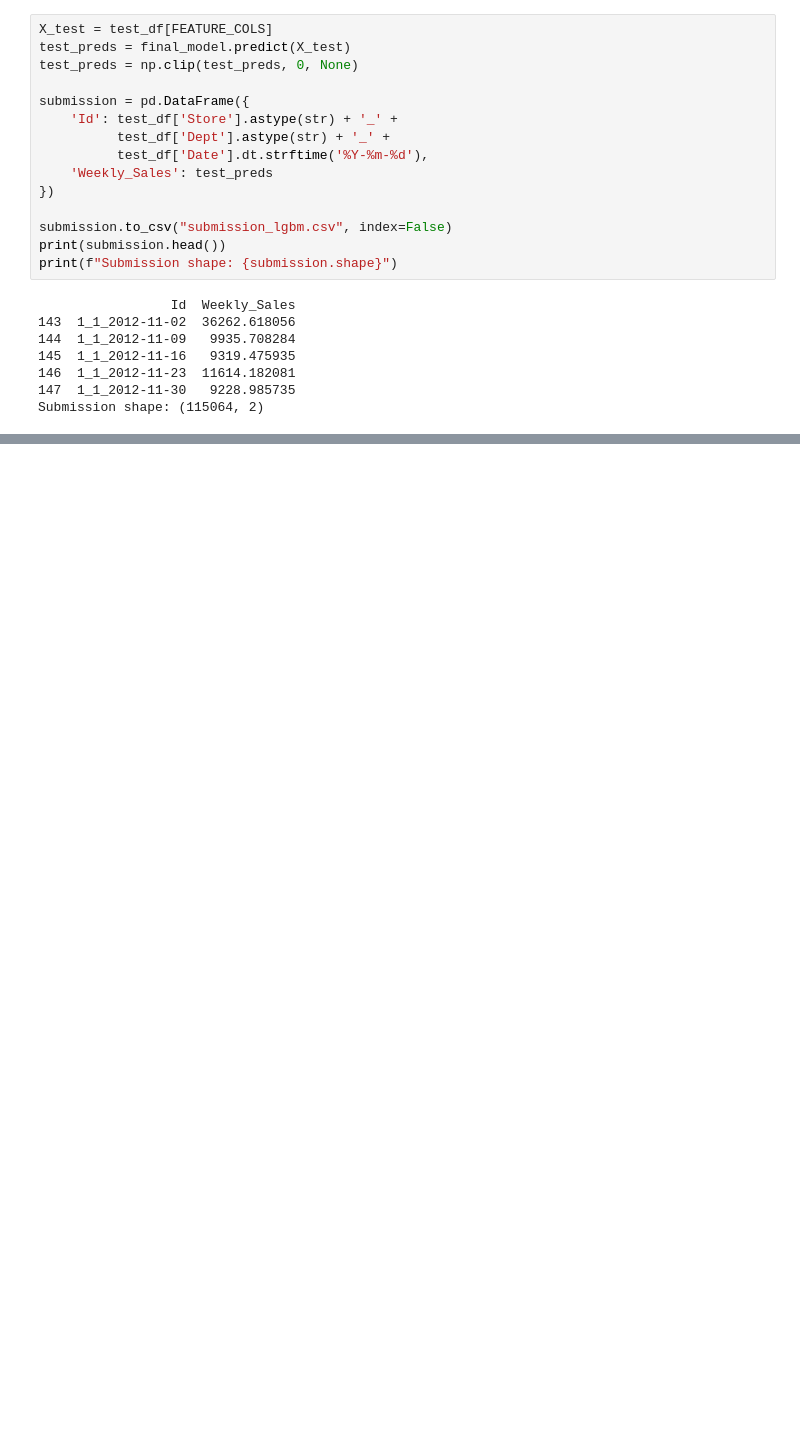
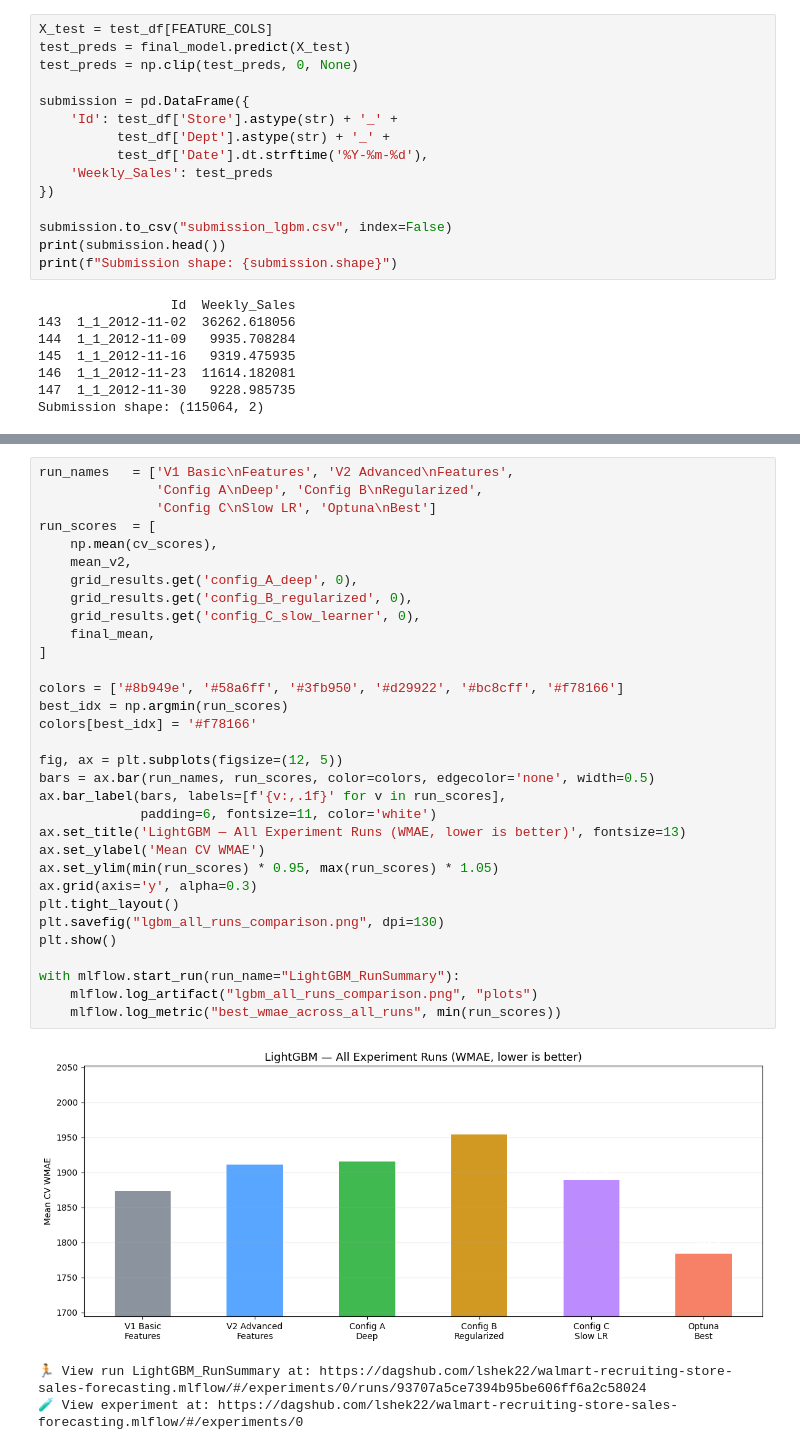
Before and after one commit to lshek22/walmart-recruiting-store-sales-forecasting, a Jupyter notebook: model-experiment-lightgbm.ipynb, the cells around one changed output, grey strips where cells are left out. Cells and saved outputs as stored; diff of their text form; blank space fills up the shorter version.

```diff
--- a/model-experiment-lightgbm.ipynb
+++ b/model-experiment-lightgbm.ipynb
@@ -262,0 +681,36 @@ Submission shape: (115064, 2)
+# %%
+run_names   = ['V1 Basic\nFeatures', 'V2 Advanced\nFeatures',
+               'Config A\nDeep', 'Config B\nRegularized',
+               'Config C\nSlow LR', 'Optuna\nBest']
+run_scores  = [
+    np.mean(cv_scores),
+    mean_v2,
+    grid_results.get('config_A_deep', 0),
+    grid_results.get('config_B_regularized', 0),
+    grid_results.get('config_C_slow_learner', 0),
+    final_mean,
+]
+
+colors = ['#8b949e', '#58a6ff', '#3fb950', '#d29922', '#bc8cff', '#f78166']
+best_idx = np.argmin(run_scores)
+colors[best_idx] = '#f78166'
+
+fig, ax = plt.subplots(figsize=(12, 5))
+bars = ax.bar(run_names, run_scores, color=colors, edgecolor='none', width=0.5)
+ax.bar_label(bars, labels=[f'{v:,.1f}' for v in run_scores],
+             padding=6, fontsize=11, color='white')
+ax.set_title('LightGBM — All Experiment Runs (WMAE, lower is better)', fontsize=13)
+ax.set_ylabel('Mean CV WMAE')
+ax.set_ylim(min(run_scores) * 0.95, max(run_scores) * 1.05)
+ax.grid(axis='y', alpha=0.3)
+plt.tight_layout()
+plt.savefig("lgbm_all_runs_comparison.png", dpi=130)
+plt.show()
+
+with mlflow.start_run(run_name="LightGBM_RunSummary"):
+    mlflow.log_artifact("lgbm_all_runs_comparison.png", "plots")
+    mlflow.log_metric("best_wmae_across_all_runs", min(run_scores))
+# %% [output]
+[figure, added]
+🏃 View run LightGBM_RunSummary at: https://dagshub.com/lshek22/walmart-recruiting-store-sales-forecasting.mlflow/#/experiments/0/runs/93707a5ce7394b95be606ff6a2c58024
+🧪 View experiment at: https://dagshub.com/lshek22/walmart-recruiting-store-sales-forecasting.mlflow/#/experiments/0
```
Also changed, not shown: parts of 13 cells of this notebook, 3 other files.
